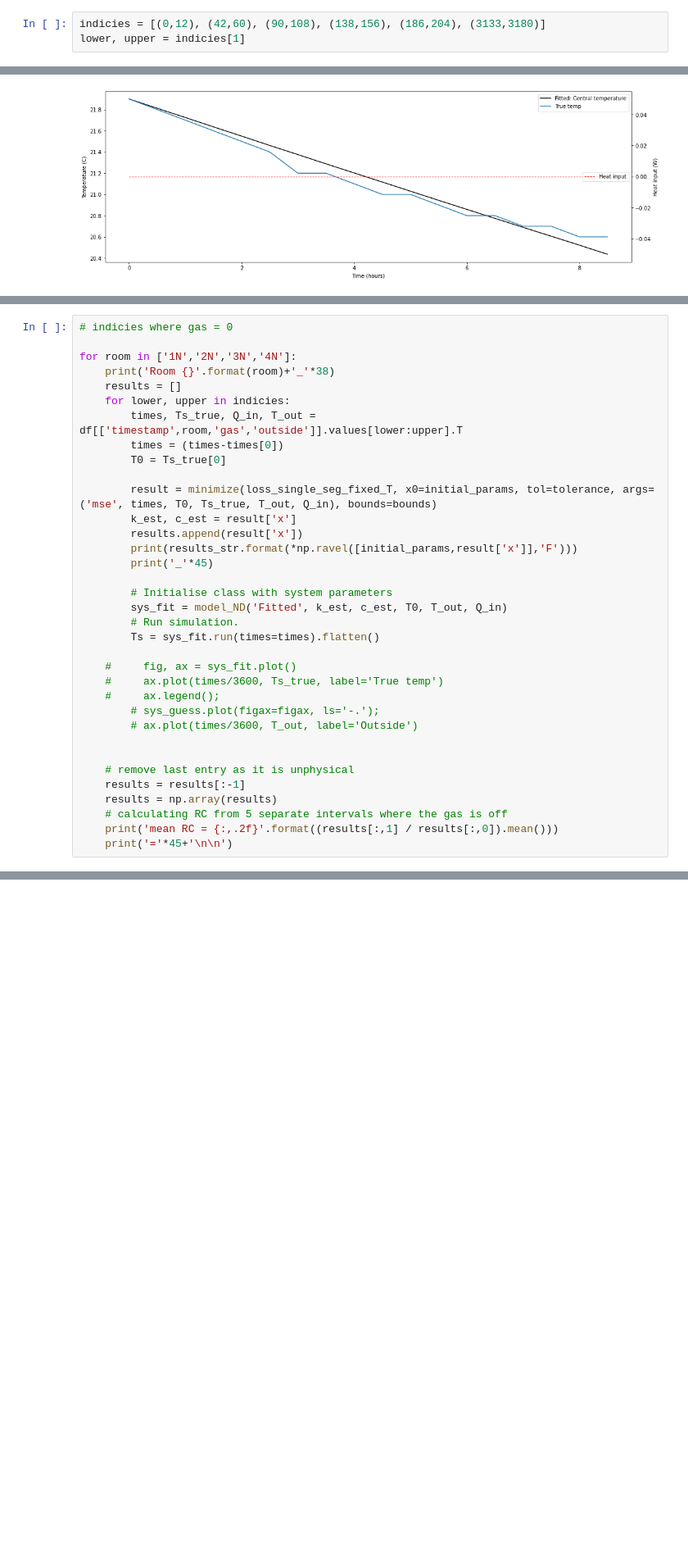
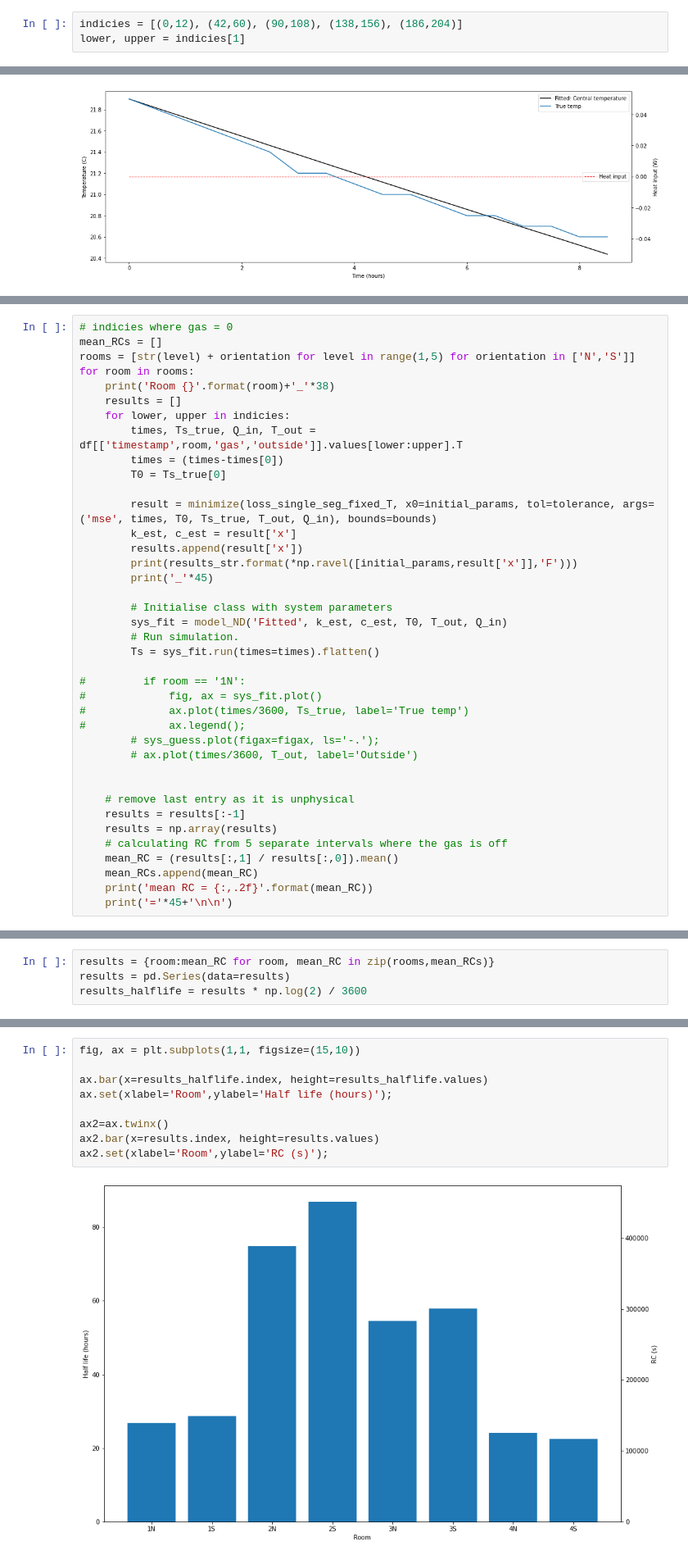
Before and after one commit to harry-rendell/building_simulation, a Jupyter notebook: RC_estimation.ipynb, the cells around one changed output, grey strips where cells are left out. Shown at 82% size. Cells and saved outputs as stored; diff of their text form; blank space fills up the shorter version.

Commit message:
plotting half life for different rooms

```diff
--- a/RC_estimation.ipynb
+++ b/RC_estimation.ipynb
@@ -47,7 +47,7 @@ df.describe()
 # %% [markdown]
 ## Modelling data for room 3 with our single segment model when gas is off
 # %%
-indicies = [(0,12), (42,60), (90,108), (138,156), (186,204), (3133,3180)]
+indicies = [(0,12), (42,60), (90,108), (138,156), (186,204)]
 lower, upper = indicies[1]
 # %%
 times, Ts_true, Q_in, T_out = df[['timestamp','3N','gas','outside']].values[lower:upper].T
@@ -89,7 +92,8 @@ c1:     500,000.00              500,000.00
 # %%
 # indicies where gas = 0
-
-for room in ['1N','2N','3N','4N']:
+mean_RCs = []
+rooms = [str(level) + orientation for level in range(1,5) for orientation in ['N','S']]
+for room in rooms:
     print('Room {}'.format(room)+'_'*38)
     results = []
     for lower, upper in indicies:
@@ -108,9 +112,10 @@ for room in ['1N','2N','3N','4N']:
         # Run simulation.
         Ts = sys_fit.run(times=times).flatten()
 
-    #     fig, ax = sys_fit.plot()
-    #     ax.plot(times/3600, Ts_true, label='True temp')
-    #     ax.legend();
+#         if room == '1N':
+#             fig, ax = sys_fit.plot()
+#             ax.plot(times/3600, Ts_true, label='True temp')
+#             ax.legend();
         # sys_guess.plot(figax=figax, ls='-.');
         # ax.plot(times/3600, T_out, label='Outside')
 
@@ -119,7 +124,9 @@ for room in ['1N','2N','3N','4N']:
     results = results[:-1]
     results = np.array(results)
     # calculating RC from 5 separate intervals where the gas is off
-    print('mean RC = {:,.2f}'.format((results[:,1] / results[:,0]).mean()))
+    mean_RC = (results[:,1] / results[:,0]).mean()
+    mean_RCs.append(mean_RC)
+    print('mean RC = {:,.2f}'.format(mean_RC))
     print('='*45+'\n\n')
 # %% [output]
 Room 1N______________________________________
@@ -143,0 +149,4 @@ Our single segment model is good, but it is very simple and doesn't explain a lo
+# %%
+results = {room:mean_RC for room, mean_RC in zip(rooms,mean_RCs)}
+results = pd.Series(data=results)
+results_halflife = results * np.log(2) / 3600
@@ -143,0 +156,11 @@ Our single segment model is good, but it is very simple and doesn't explain a lo
+# %%
+fig, ax = plt.subplots(1,1, figsize=(15,10))
+
+ax.bar(x=results_halflife.index, height=results_halflife.values)
+ax.set(xlabel='Room',ylabel='Half life (hours)');
+
+ax2=ax.twinx()
+ax2.bar(x=results.index, height=results.values)
+ax2.set(xlabel='Room',ylabel='RC (s)');
+# %% [output]
+[figure, added]
```
Also changed, not shown: parts of 5 cells of this notebook.
